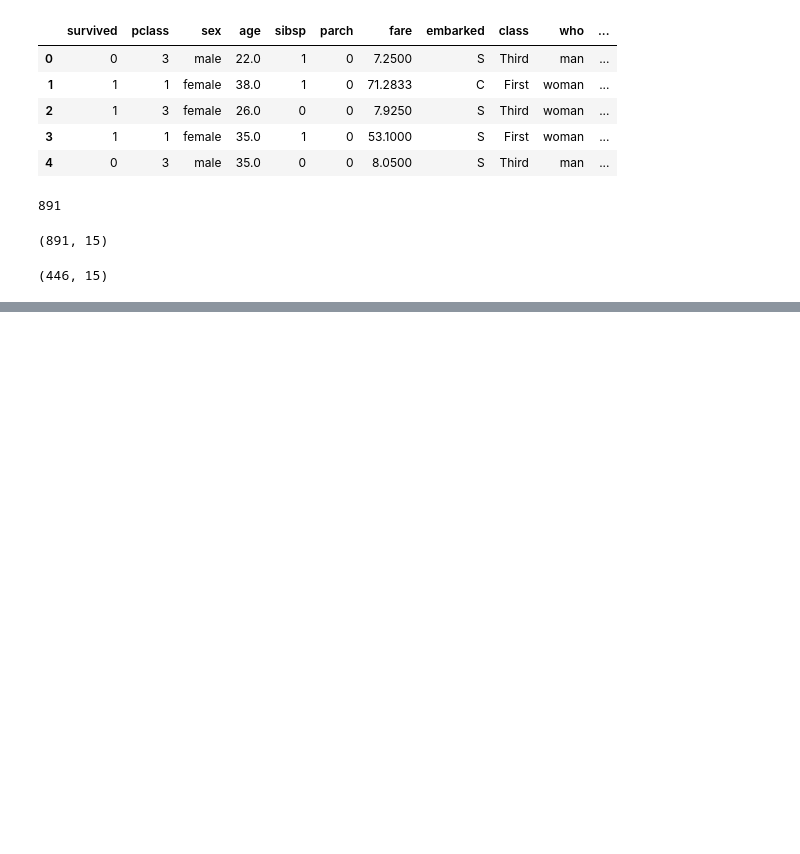
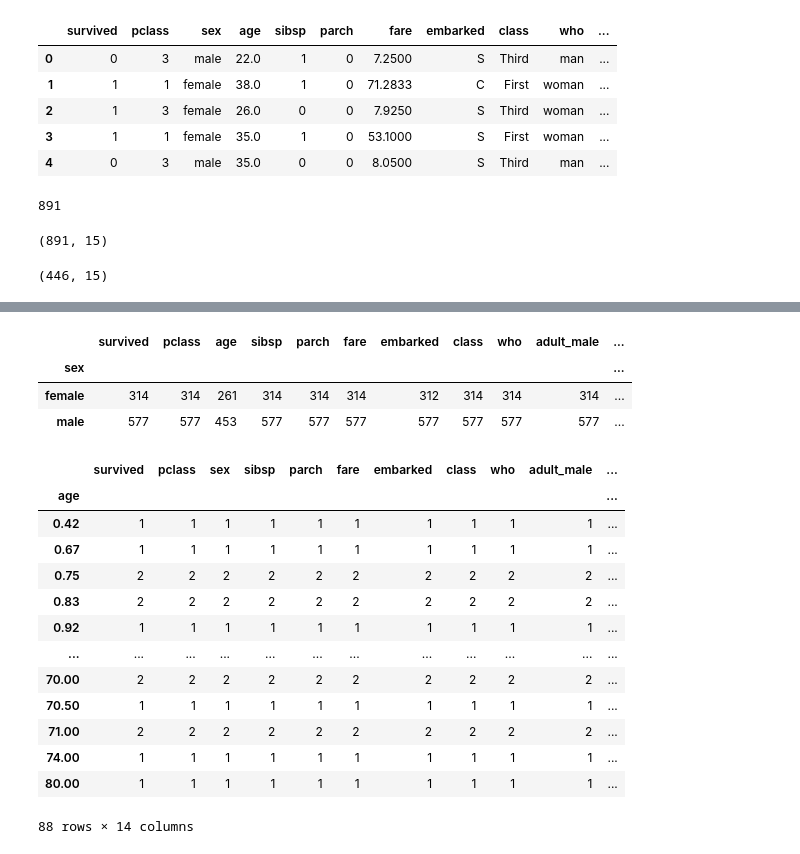
Before and after one commit to summaiyazafar/Learning, a Jupyter notebook: pandas/day1.ipynb, the cells around one changed output, grey strips where cells are left out. Cells and saved outputs as stored; diff of their text form; code cells hidden in the pictures; blank space fills up the shorter version.

```diff
--- a/pandas/day1.ipynb
+++ b/pandas/day1.ipynb
@@ -401,0 +650,24 @@ boat_2=df.drop(boat_1.index)
+# %%
+df.groupby("sex").count()
+# %% [output]
+|  | survived | pclass | age | sibsp | parch | fare | embarked | class | who | adult_male | ... |
+| sex |  |  |  |  |  |  |  |  |  |  | ... |
+| female | 314 | 314 | 261 | 314 | 314 | 314 | 312 | 314 | 314 | 314 | ... |
+| male | 577 | 577 | 453 | 577 | 577 | 577 | 577 | 577 | 577 | 577 | ... |
+# %%
+df.groupby("age").count()
+# %% [output]
+|  | survived | pclass | sex | sibsp | parch | fare | embarked | class | who | adult_male | ... |
+| age |  |  |  |  |  |  |  |  |  |  | ... |
+| 0.42 | 1 | 1 | 1 | 1 | 1 | 1 | 1 | 1 | 1 | 1 | ... |
+| 0.67 | 1 | 1 | 1 | 1 | 1 | 1 | 1 | 1 | 1 | 1 | ... |
+| 0.75 | 2 | 2 | 2 | 2 | 2 | 2 | 2 | 2 | 2 | 2 | ... |
+| 0.83 | 2 | 2 | 2 | 2 | 2 | 2 | 2 | 2 | 2 | 2 | ... |
+| 0.92 | 1 | 1 | 1 | 1 | 1 | 1 | 1 | 1 | 1 | 1 | ... |
+| ... | ... | ... | ... | ... | ... | ... | ... | ... | ... | ... | ... |
+| 70.00 | 2 | 2 | 2 | 2 | 2 | 2 | 2 | 2 | 2 | 2 | ... |
+| 70.50 | 1 | 1 | 1 | 1 | 1 | 1 | 1 | 1 | 1 | 1 | ... |
+| 71.00 | 2 | 2 | 2 | 2 | 2 | 2 | 2 | 2 | 2 | 2 | ... |
+| 74.00 | 1 | 1 | 1 | 1 | 1 | 1 | 1 | 1 | 1 | 1 | ... |
+| 80.00 | 1 | 1 | 1 | 1 | 1 | 1 | 1 | 1 | 1 | 1 | ... |
+88 rows × 14 columns
```
Also changed, not shown: parts of 73 cells of this notebook, 1 other file.
